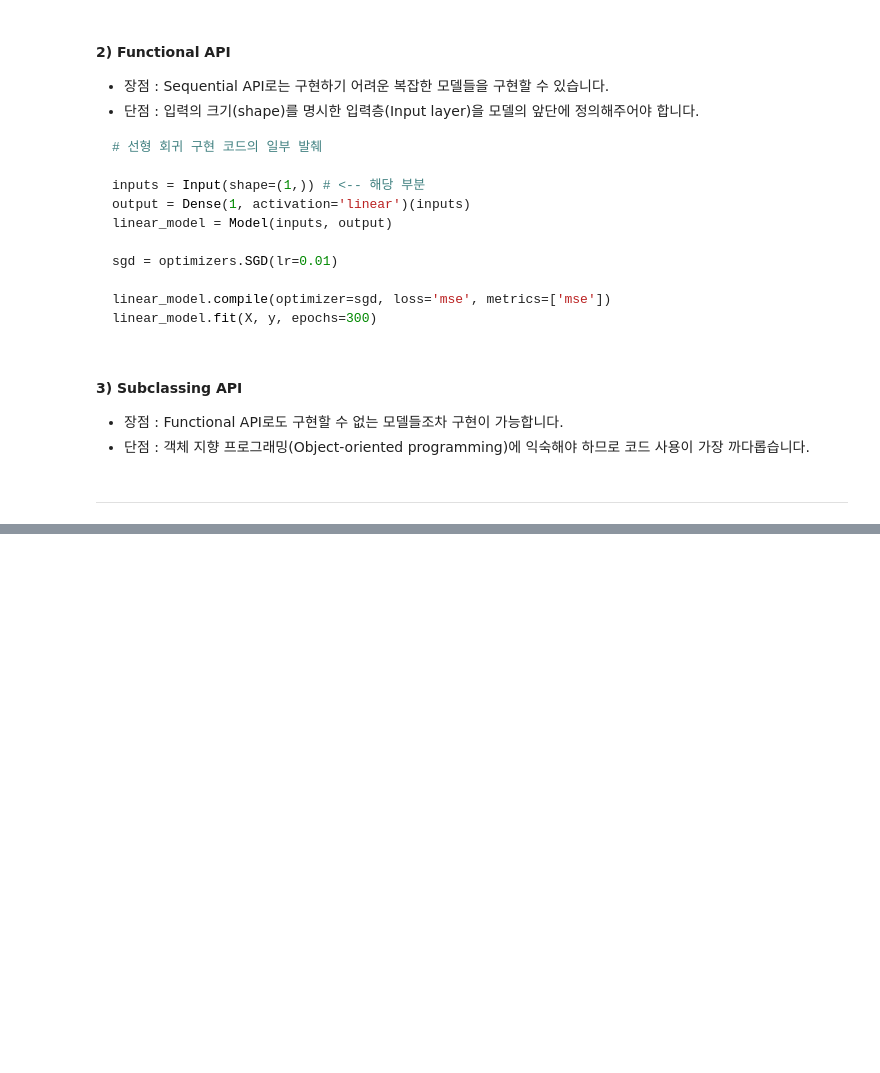
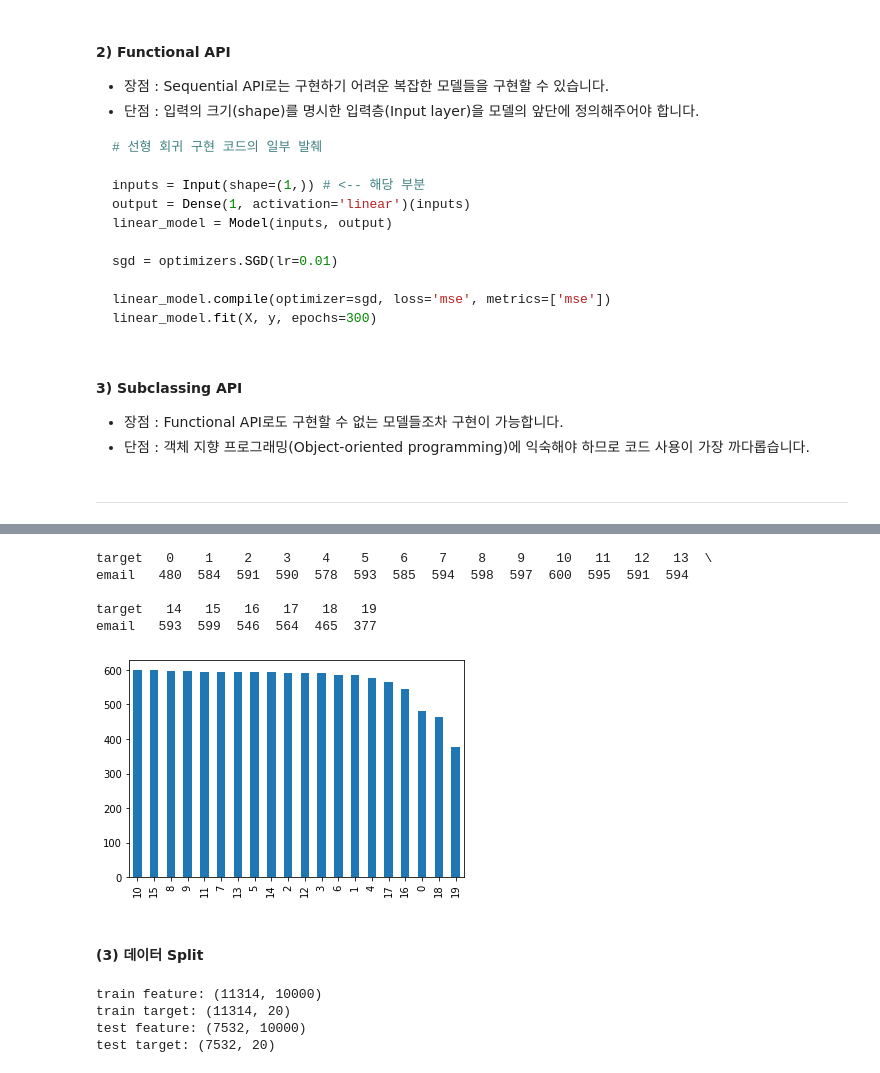
Before and after one commit to euneun316/NLP-Study, a Jupyter notebook: tensorflow-nlp-tutorial/Deep_Learning.ipynb, the cells around one changed output, grey strips where cells are left out. Drawn from its saved outputs; the diff is of its cells as text; code cells hidden in the pictures; blank space fills up the shorter version.

```diff
--- a/tensorflow-nlp-tutorial/Deep_Learning.ipynb
+++ b/tensorflow-nlp-tutorial/Deep_Learning.ipynb
@@ -534,0 +647,9 @@ linear_model.fit(X, y, epochs=300)
+# %%
+import pandas as pd
+from sklearn.datasets import fetch_20newsgroups
+import matplotlib.pyplot as plt
+from tensorflow.keras.preprocessing.text import Tokenizer
+from tensorflow.keras.utils import to_categorical
+
+# 'train'을 기재하면 훈련 데이터만 리턴 (all/train/test)
+newsdata = fetch_20newsgroups(subset='train')
@@ -534,0 +708,4 @@ linear_model.fit(X, y, epochs=300)
+# %%
+data = pd.DataFrame(newsdata.data, columns = ['email'])
+data['target'] = pd.Series(newsdata.target)
+data.head()
@@ -534,0 +738,13 @@ linear_model.fit(X, y, epochs=300)
+# %%
+# 타겟 값 분포
+data['target'].value_counts().plot(kind='bar');
+print(data.groupby('target').count().T)
+# %% [output]
+target   0    1    2    3    4    5    6    7    8    9    10   11   12   13  \
+email   480  584  591  590  578  593  585  594  598  597  600  595  591  594
+
+target   14   15   16   17   18   19
+email   593  599  546  564  465  377
+[figure, added]
+# %% [markdown]
+#### (3) 데이터 Split
@@ -534,0 +774,10 @@ linear_model.fit(X, y, epochs=300)
+# %%
+print('train feature:', X_train.shape)
+print('train target:', y_train.shape)
+print('test feature:', X_test.shape)
+print('test target:', y_test.shape)
+# %% [output]
+train feature: (11314, 10000)
+train target: (11314, 20)
+test feature: (7532, 10000)
+test target: (7532, 20)
```
Also changed, not shown: parts of 48 cells of this notebook.
